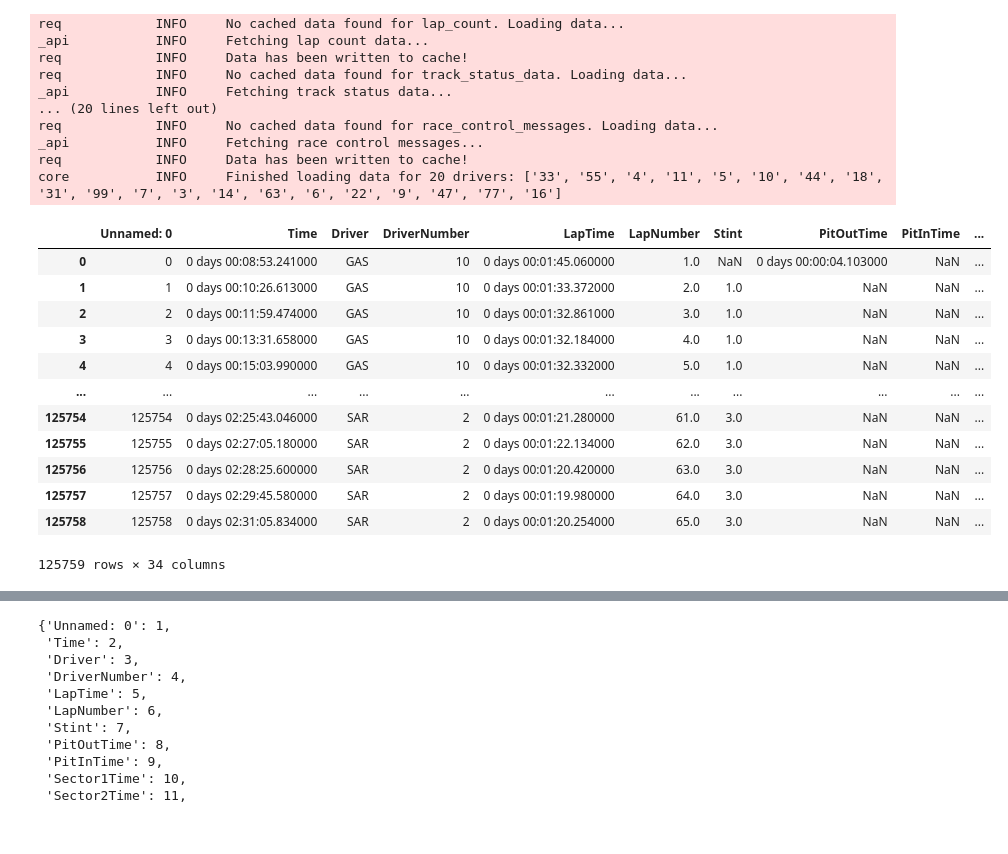
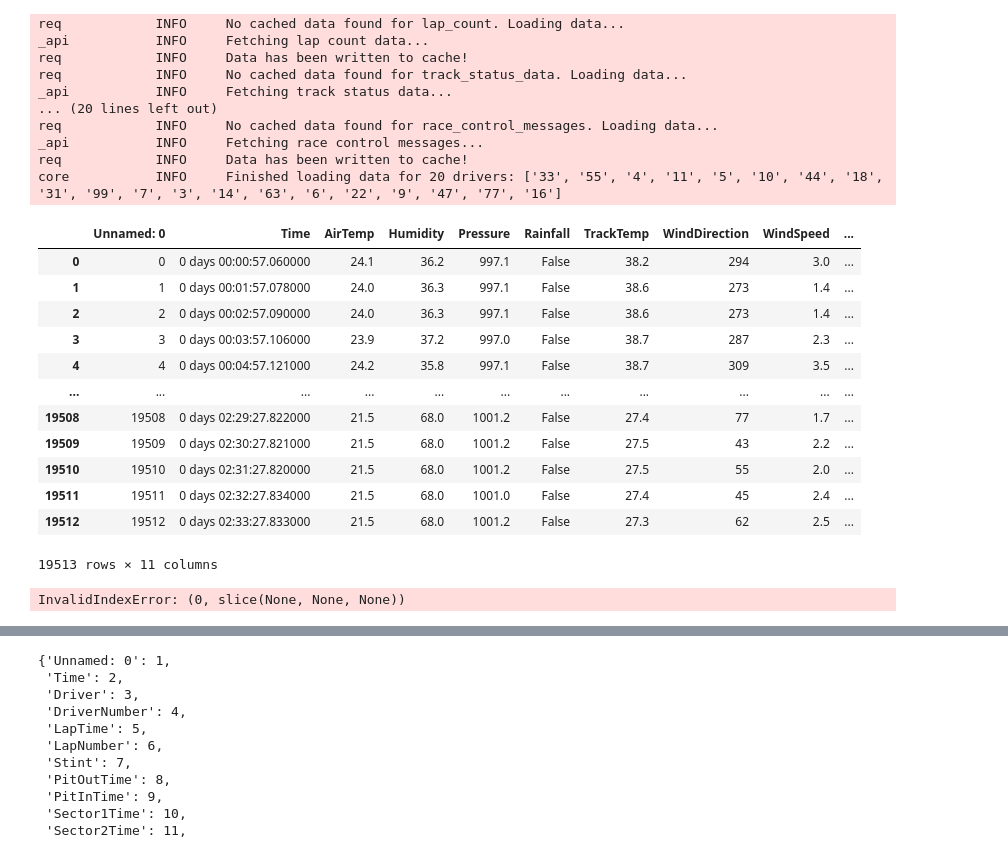
Before and after one commit to le-dav/f1-binottor, a Jupyter notebook: notebooks/exploration.ipynb, the cells around one changed output, grey strips where cells are left out. Saved outputs shown, nothing was run; the diff lists cells and outputs as text; code cells hidden in the pictures.

Commit message:
Adding merge_weather

```diff
--- a/notebooks/exploration.ipynb
+++ b/notebooks/exploration.ipynb
@@ -35,23 +35,27 @@ req            INFO     Data has been written to cache!
 core           INFO     Finished loading data for 20 drivers: ['33', '55', '4', '11', '5', '10', '44', '18', '31', '99', '7', '3', '14', '63', '6', '22', '9', '47', '77', '16']
 # %%
 big_laps = pd.read_csv("../raw_data/laps.csv")
+weather = pd.read_csv("../raw_data/weather.csv")
 
 #fastf1.get_event_schedule(2017)
 #big_laps['Compound'].fillna(method="bfill",limit=3,inplace=True)
 
 #big_laps[['Compound','Year',"LapNumber"]][big_laps['Compound'].isna() & big_laps['LapNumber']==1]
-big_laps
 # %% [output]
-|  | Unnamed: 0 | Time | Driver | DriverNumber | LapTime | LapNumber | Stint | PitOutTime | PitInTime | ... |
-| 0 | 0 | 0 days 00:08:53.241000 | GAS | 10 | 0 days 00:01:45.060000 | 1.0 | NaN | 0 days 00:00:04.103000 | NaN | ... |
-| 1 | 1 | 0 days 00:10:26.613000 | GAS | 10 | 0 days 00:01:33.372000 | 2.0 | 1.0 | NaN | NaN | ... |
-| 2 | 2 | 0 days 00:11:59.474000 | GAS | 10 | 0 days 00:01:32.861000 | 3.0 | 1.0 | NaN | NaN | ... |
-| 3 | 3 | 0 days 00:13:31.658000 | GAS | 10 | 0 days 00:01:32.184000 | 4.0 | 1.0 | NaN | NaN | ... |
-| 4 | 4 | 0 days 00:15:03.990000 | GAS | 10 | 0 days 00:01:32.332000 | 5.0 | 1.0 | NaN | NaN | ... |
+|  | Unnamed: 0 | Time | AirTemp | Humidity | Pressure | Rainfall | TrackTemp | WindDirection | WindSpeed | ... |
+| 0 | 0 | 0 days 00:00:57.060000 | 24.1 | 36.2 | 997.1 | False | 38.2 | 294 | 3.0 | ... |
+| 1 | 1 | 0 days 00:01:57.078000 | 24.0 | 36.3 | 997.1 | False | 38.6 | 273 | 1.4 | ... |
+| 2 | 2 | 0 days 00:02:57.090000 | 24.0 | 36.3 | 997.1 | False | 38.6 | 273 | 1.4 | ... |
+| 3 | 3 | 0 days 00:03:57.106000 | 23.9 | 37.2 | 997.0 | False | 38.7 | 287 | 2.3 | ... |
+| 4 | 4 | 0 days 00:04:57.121000 | 24.2 | 35.8 | 997.1 | False | 38.7 | 309 | 3.5 | ... |
 | ... | ... | ... | ... | ... | ... | ... | ... | ... | ... | ... |
-| 125754 | 125754 | 0 days 02:25:43.046000 | SAR | 2 | 0 days 00:01:21.280000 | 61.0 | 3.0 | NaN | NaN | ... |
-| 125755 | 125755 | 0 days 02:27:05.180000 | SAR | 2 | 0 days 00:01:22.134000 | 62.0 | 3.0 | NaN | NaN | ... |
-| 125756 | 125756 | 0 days 02:28:25.600000 | SAR | 2 | 0 days 00:01:20.420000 | 63.0 | 3.0 | NaN | NaN | ... |
-| 125757 | 125757 | 0 days 02:29:45.580000 | SAR | 2 | 0 days 00:01:19.980000 | 64.0 | 3.0 | NaN | NaN | ... |
-| 125758 | 125758 | 0 days 02:31:05.834000 | SAR | 2 | 0 days 00:01:20.254000 | 65.0 | 3.0 | NaN | NaN | ... |
+| 19508 | 19508 | 0 days 02:29:27.822000 | 21.5 | 68.0 | 1001.2 | False | 27.4 | 77 | 1.7 | ... |
+| 19509 | 19509 | 0 days 02:30:27.821000 | 21.5 | 68.0 | 1001.2 | False | 27.5 | 43 | 2.2 | ... |
+| 19510 | 19510 | 0 days 02:31:27.820000 | 21.5 | 68.0 | 1001.2 | False | 27.5 | 55 | 2.0 | ... |
+| 19511 | 19511 | 0 days 02:32:27.834000 | 21.5 | 68.0 | 1001.0 | False | 27.4 | 45 | 2.4 | ... |
+| 19512 | 19512 | 0 days 02:33:27.833000 | 21.5 | 68.0 | 1001.2 | False | 27.3 | 62 | 2.5 | ... |
-125759 rows × 34 columns
+19513 rows × 11 columns
+# %%
+big_laps.dtypes
+# %% [output]
+InvalidIndexError: (0, slice(None, None, None))
```
Also changed, not shown: parts of 1 cell of this notebook, 1 other file.
